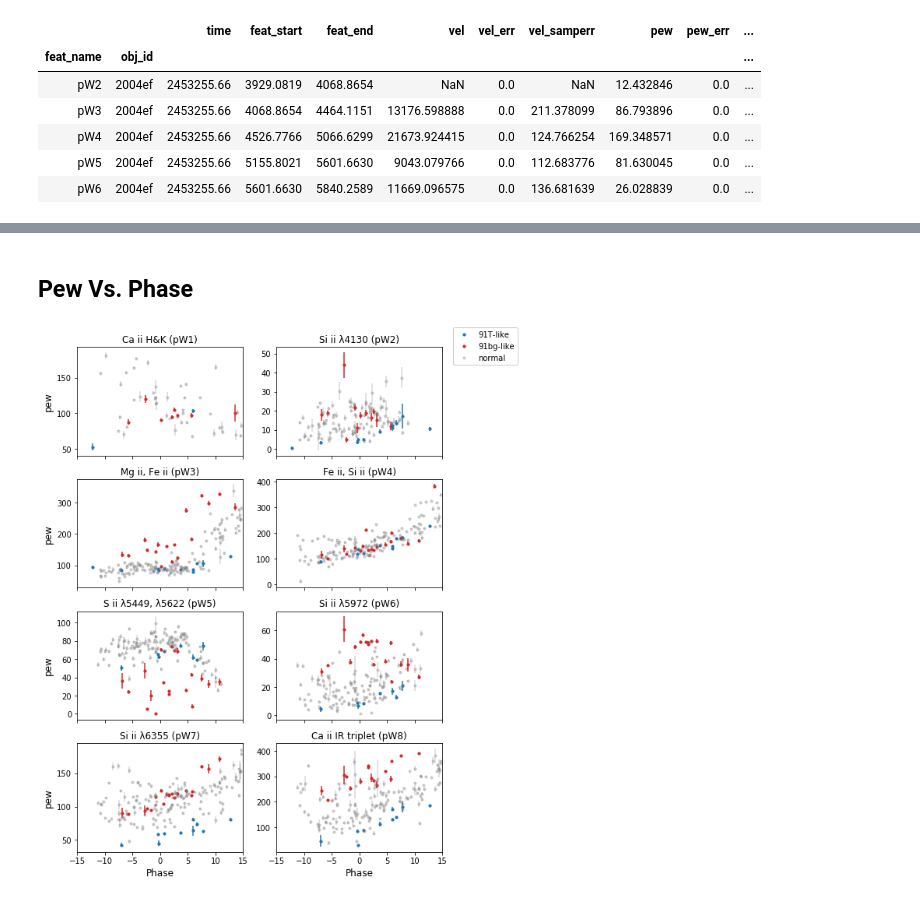
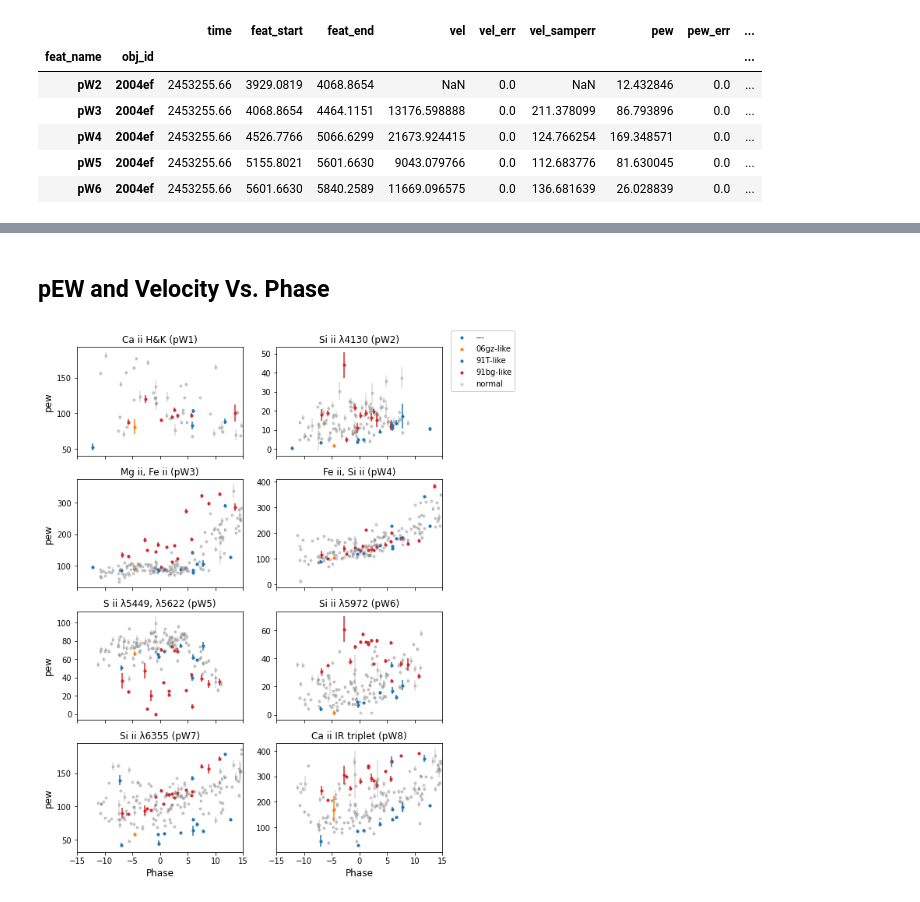
Before and after one commit to mwvgroup/SN-Spectral-Evolution, a Jupyter notebook: notebooks/phase_evolution.ipynb, the cells around one changed output, grey strips where cells are left out. Saved outputs shown, nothing was run; the diff lists cells and outputs as text; code cells hidden in the pictures.

Commit message:
Checksout phase evolution from master

```diff
--- a/notebooks/phase_evolution.ipynb
+++ b/notebooks/phase_evolution.ipynb
@@ -16,7 +24,9 @@ import yaml
 # %%
 dr3 = DR3()
 dr3.download_module_data()
-project_dir = Path('.').resolve().parent
+
+sako_18_spec = Sako18Spec()
+sako_18_spec.download_module_data()
 # %% [markdown]
 ## Reading in data
 # %%
@@ -75,15 +125,8 @@ def read_in_pipeline_result(path, drop_flagged=False):
 
     return df
 # %%
-results_dir = project_dir / 'results'
-config_path = project_dir / 'app_config.yml'
-
-with config_path.open() as infile:
-    features = yaml.safe_load(infile)['features']
-
 # Load CSP measurements and drop any flagged values
-csp_final = read_in_pipeline_result(results_dir / 'final_csp.csv', drop_flagged=True)
-csp_final = csp_final[~csp_final.spec_type.isin(('---', '06gz-like'))]
+csp_final = read_in_pipeline_result(results_dir / 'final_csp.csv', 'csp', drop_flagged=True)
 csp_final.head()
 # %% [output]
 |  |  | time | feat_start | feat_end | vel | vel_err | vel_samperr | pew | pew_err | ... |
@@ -96,7 +151,7 @@ csp_final.head()
 # %% [markdown]
-## Pew Vs. Phase
+## pEW and Velocity Vs. Phase
 # %%
-def plot_feat_evolution(feature_data, plot_col='pew', color_by='spec_type', kwargs=dict(), axis=None):
+def plot_feat_evolution(feature_data, plot_col='pew', color_by='spec_type', kwargs=None, axis=None):
     """Plot the strength of a feature vs phase
 
     Args:
@@ -107,6 +162,8 @@ def plot_feat_evolution(feature_data, plot_col='pew', color_by='spec_type', kwar
         axis              (Axis): Optionally plot on a given axis
     """
 
+    # Set default values
+    kwargs = dict() if kwargs is None else kwargs
     if axis is None:
         fig, axis = plt.subplots(figsize=(6, 4))
 
@@ -126,22 +183,30 @@ def plot_feat_evolution(feature_data, plot_col='pew', color_by='spec_type', kwar
 
     axis.set_xlim(-15, 15)
 # %%
-def plot_all_features(df,  plot_col='pew', color_by='spec_type', kwargs=dict()):
-    """Plot pEW measurments vs. phase for all 8 features
+def plot_all_features(df, plot_col='pew', color_by='spec_type', kwargs=None):
+    """Plot pEW measurements vs. phase for all 8 features
 
     Args:
         df      (DataFrame): Dataframe to plot data from
-        plot_col           (str): Column to plot on the y axis
+        plot_col      (str): Column to plot on the y axis
         color_by      (str): Name of the column to color code points by
         kwargs (dict[dict]): Plotting kwargs for each unique value in the `color_by` column
     """
 
-    plot_features = [f'pW{i}' for i in range(1, 9)]
+    # Set default values
+    kwargs = dict() if kwargs is None else kwargs
+    plot_features = {'pW1': 'Ca ii H&K',
+         'pW2': 'Si ii λ4130',
+         'pW3': 'Mg ii, Fe ii',
+         'pW4': 'Fe ii, Si ii',
+         'pW5': 'S ii λ5449, λ5622',
+         'pW6': 'Si ii λ5972',
+         'pW7': 'Si ii λ6355',
+         'pW8': 'Ca ii IR triplet'}
+
     fig, axes = plt.subplots(4, 2, sharex=True, figsize=(7.5, 10))
-
     for axis, feature in zip(axes.flatten(), plot_features):
-        feature_id = features[feature]['feature_id']
-        axis.set_title(f'{feature_id} ({feature})')
+        axis.set_title(f'{plot_features[feature]} ({feature})')
 
         feature_data = df.loc[feature]
         plot_feat_evolution(
@@ -160,14 +225,14 @@ def plot_all_features(df,  plot_col='pew', color_by='spec_type', kwargs=dict()):
 
     plt.tight_layout()
 # %%
-kwargs = {
+csp_kwargs = {
     'normal': {'color': 'grey', 'alpha': .3},
     '91bg-like': {'color': 'C3'},
     '91T-like': {'color': 'C0'},
     '06gz-like': {'color': 'C1'}
 }
 
-plot_all_features(csp_final, kwargs=kwargs)
-plt.show()
+plot_all_features(csp_final, kwargs=csp_kwargs)
+plt.savefig(fig_dir / 'csp_pew.pdf')
 # %% [output]
-[figure, old version]
+[figure, new version]
```
Also changed, not shown: parts of 23 cells of this notebook.
